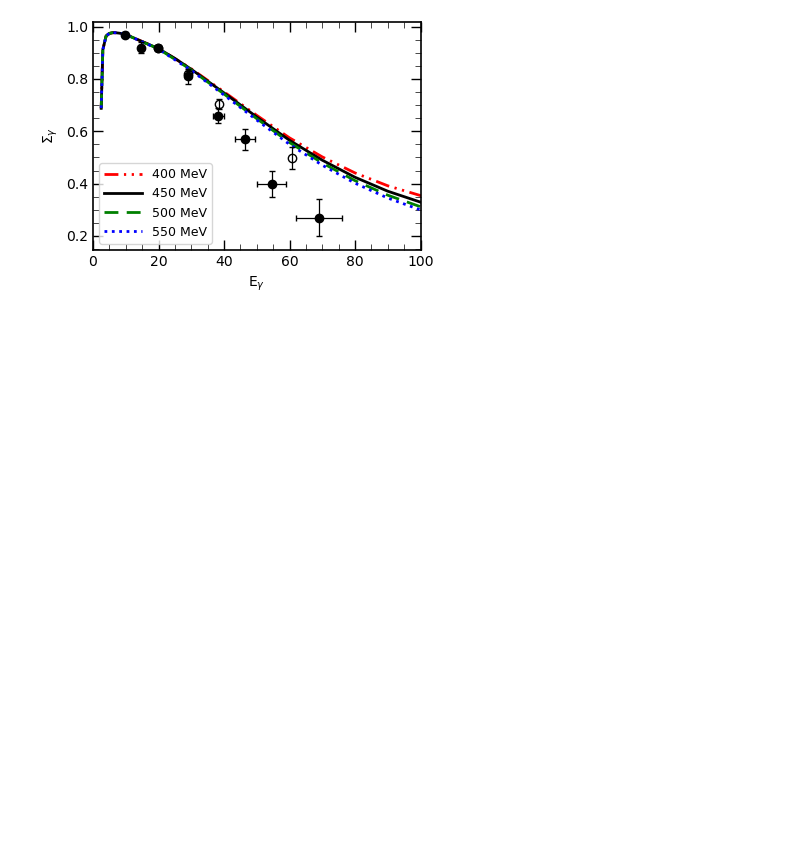
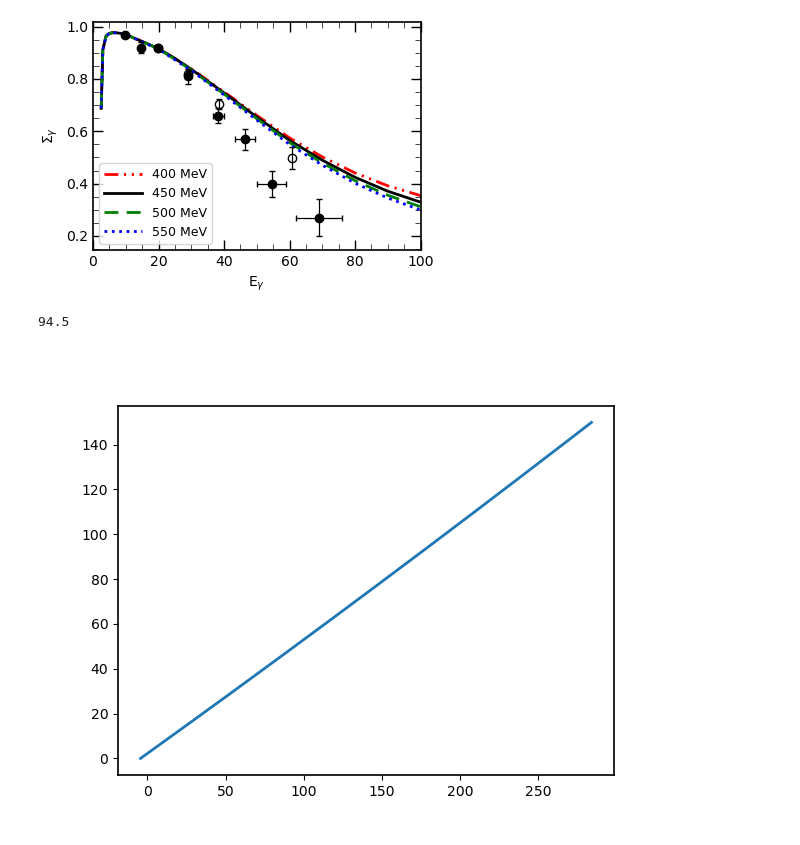
Before and after one commit to VitaliiUr/thesis, a Jupyter notebook: PlotData/Deuteron/Asymetry.ipynb, the cells around one changed output. Drawn from its saved outputs; the diff is of its cells as text; code cells hidden in the pictures; blank space fills up the shorter version.

```diff
--- a/PlotData/Deuteron/Asymetry.ipynb
+++ b/PlotData/Deuteron/Asymetry.ipynb
@@ -281,3 +283,9 @@ fig.savefig("../Figures_De/AX2_90deg.pdf",
             dpi=600, facecolor="white")
 # %% [output]
 [figure]
+# %%
+MN=939.5653
+MP=938.2720
+MM=2.0*MP*MN/(MP+MN)
+absb2= 2.225
+md=2*MM-absb2
@@ -283,0 +295,16 @@ fig.savefig("../Figures_De/AX2_90deg.pdf",
+# %%
+omegalab=np.arange(0,150,0.1)
+# %%
+omegacm= (np.sqrt(md)*omegalab)/np.sqrt(md + 2*omegalab) #relativistically
+# %%
+T=2*(omegacm + md + omegacm**2/2/md - 2*MM)
+# %%
+omegalab[np.argmin(np.abs(T-180))]
+# %% [output]
+94.5
+# %%
+plt.figure()
+plt.plot(T, omegalab)
+plt.show()
+# %% [output]
+[figure, added]
```
Also changed, not shown: parts of 6 cells of this notebook, 11 other files.
